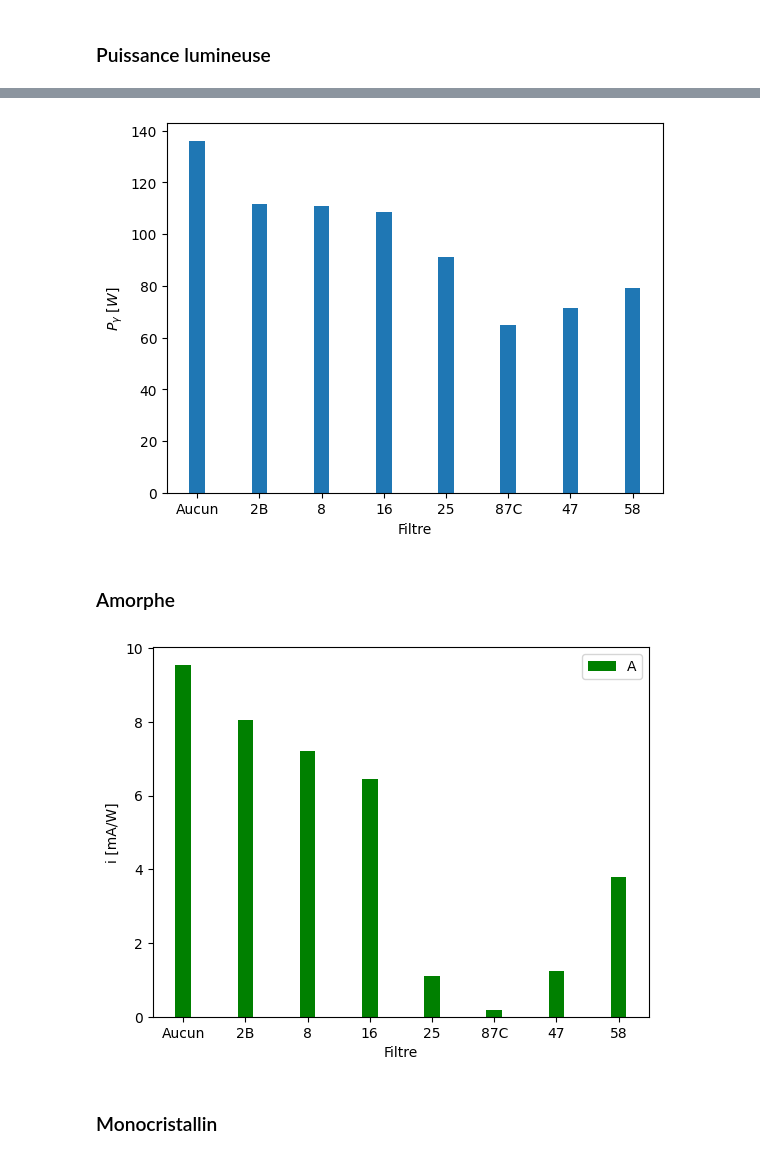
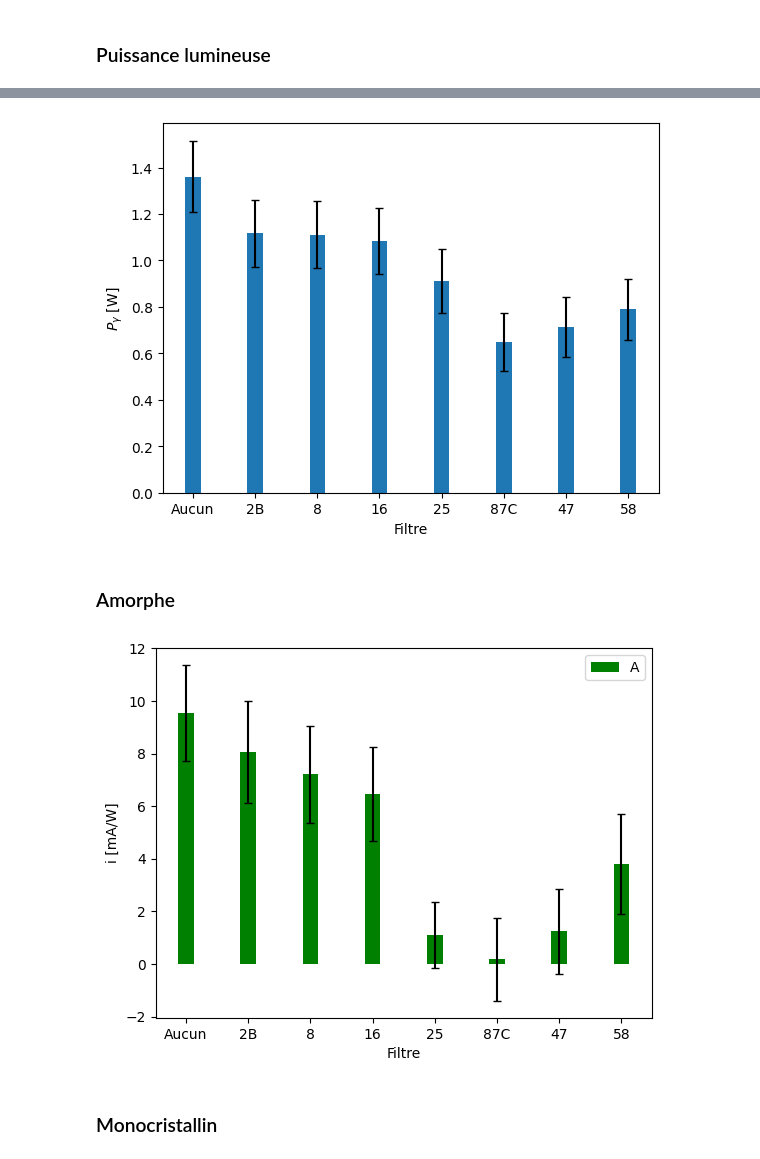
Before and after one commit to TomVdt/TPII-rapports, a Jupyter notebook: 01-J7-energie-solaire/analyse/exp4.ipynb, the cells around one changed output, grey strips where cells are left out. Saved outputs shown, nothing was run; the diff lists cells and outputs as text; code cells hidden in the pictures.

```diff
--- a/01-J7-energie-solaire/analyse/exp4.ipynb
+++ b/01-J7-energie-solaire/analyse/exp4.ipynb
@@ -35,0 +23,10 @@ pgamma
+# %%
+pgammaSdata = pd.read_csv("../data/Pgamma(filtre),d=42cm.csv", delimiter=", ", header=0)
+
+filtres = pgammaSdata["Filtre"]
+PgammaS = pgammaSdata["Pgamma [W/m^2]"]
+Pgamma = PgammaS * 0.01
+deltaS = 0.0004 # m^2
+delta_PgammaS = np.maximum.reduce((np.ones(len(PgammaS)) * 10, PgammaS * 0.05))
+delta_Pgamma = delta_PgammaS * 0.01 + deltaS * PgammaS
+delta_Pgamma
@@ -36,28 +43,31 @@ pgamma
 # %%
-plt.bar(pgamma["Filtre"], pgamma["Pgamma [W/m^2]"] , width=barwidth)
+plt.bar(filtres, Pgamma, yerr=delta_Pgamma, width=barwidth, capsize=capsize)
 plt.xlabel("Filtre")
-plt.ylabel("$P_{\gamma}$ [$W$]")
+plt.ylabel("$P_{\gamma}$ [W]")
 tikz.save("../plots/Pgamma(filtre).tikz")
 # %% [output]
-[figure, old version]
+[figure, new version]
 # %% [markdown]
 ### Amorphe
 # %%
 # i = Igamma / Pgamma
-igamma = pd.read_csv("../data/Igamma(filtre),amorphe,d=42cm.csv", delimiter=", ")
+igammadata = pd.read_csv("../data/Igamma(filtre),amorphe,d=42cm.csv", delimiter=", ")
+igamma = igammadata["Igamma [mA]"]
+delta_igamma = np.ones(len(igamma))
 
 # Fit data linearly
-i = igamma["Igamma [mA]"] / pgamma["Pgamma [W/m^2]"] * 100
-x = np.arange(len(pgamma["Filtre"]))
+i = igamma / Pgamma
+delta_i = delta_igamma / Pgamma + igamma / (Pgamma ** 2) * delta_Pgamma
+x = np.arange(len(filtres))
 
-plt.bar(x, i, capsize=10, width=barwidth, color=colors["A"], label="A")
+plt.bar(x, i, yerr=delta_i, capsize=capsize, width=barwidth, color=colors["A"], label="A")
 plt.legend()
-plt.xticks(x, pgamma["Filtre"])
+plt.xticks(x, pgammaSdata["Filtre"])
 plt.xlabel("Filtre")
 plt.ylabel("i [mA/W]")
 tikz.save("../plots/Igamma(filtre),A.tikz")
 # %% [output]
-[figure, old version]
+[figure, new version]
 # %% [markdown]
 ### Monocristallin
 # %% [markdown]
```
Also changed, not shown: parts of 3 cells of this notebook, 10 other files.
